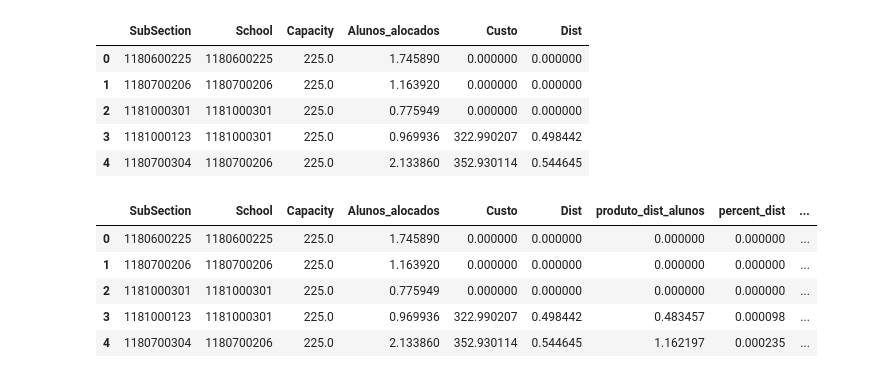
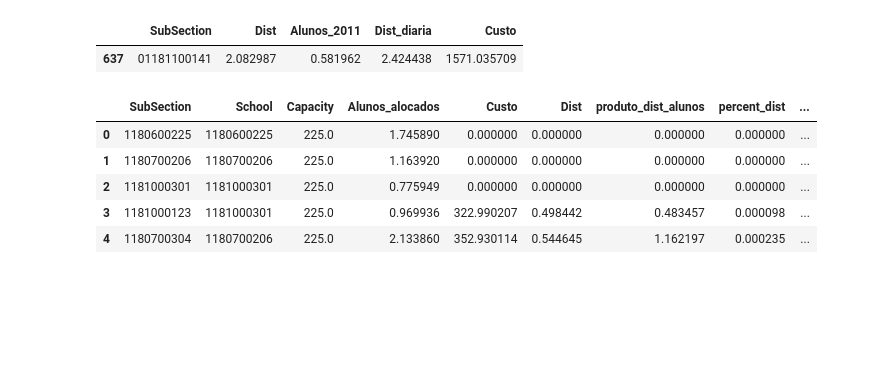
Before and after one commit to joaodolobo/Gini_coefficients, a Jupyter notebook: Gini_coefficients.ipynb, the cells around one changed output. Saved outputs shown, nothing was run; the diff lists cells and outputs as text; code cells hidden in the pictures; blank space fills up the shorter version.

```diff
--- a/Gini_coefficients.ipynb
+++ b/Gini_coefficients.ipynb
@@ -30,9 +30,0 @@ df_capacitated.drop(labels = {'per_alunos', 'per_cum_pessoas', 'per_cum_distanci
-# %%
-df_capacitated.head()
-# %% [output]
-|  | SubSection | School | Capacity | Alunos_alocados | Custo | Dist |
-| 0 | 1180600225 | 1180600225 | 225.0 | 1.745890 | 0.000000 | 0.000000 |
-| 1 | 1180700206 | 1180700206 | 225.0 | 1.163920 | 0.000000 | 0.000000 |
-| 2 | 1181000301 | 1181000301 | 225.0 | 0.775949 | 0.000000 | 0.000000 |
-| 3 | 1181000123 | 1181000301 | 225.0 | 0.969936 | 322.990207 | 0.498442 |
-| 4 | 1180700304 | 1180700206 | 225.0 | 2.133860 | 352.930114 | 0.544645 |
@@ -40,0 +31,5 @@ df_capacitated['produto_dist_alunos'] = df_capacitated.Dist * df_capacitated.Alu
+# %%
+df_escolas_reais.iloc[-1:,]
+# %% [output]
+|  | SubSection | Dist | Alunos_2011 | Dist_diaria | Custo |
+| 637 | 01181100141 | 2.082987 | 0.581962 | 2.424438 | 1571.035709 |
```
Also changed, not shown: parts of 8 cells of this notebook, 3 other files.
